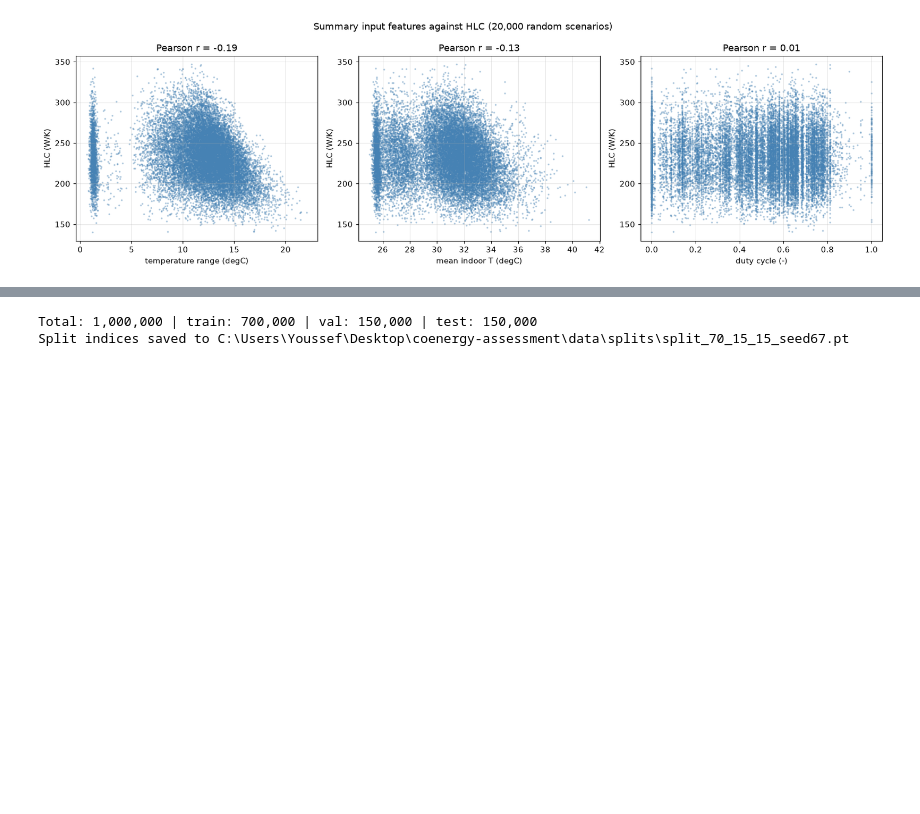
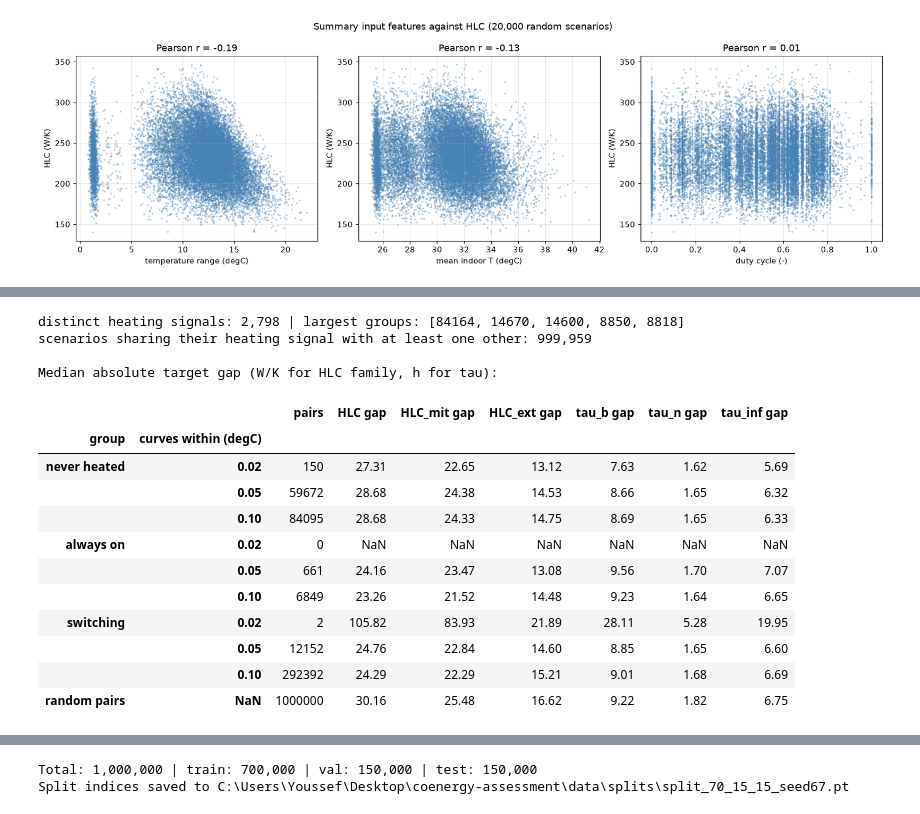
Before and after one commit to BigB021/coenergy-assessment, a Jupyter notebook: notebooks/1_eda_clean.ipynb, the cells around one changed output, grey strips where cells are left out. Saved outputs shown, nothing was run; the diff lists cells and outputs as text; code cells hidden in the pictures; blank space fills up the shorter version.

```diff
--- a/notebooks/1_eda_clean.ipynb
+++ b/notebooks/1_eda_clean.ipynb
@@ -366,0 +390,71 @@ plt.show()
+# %%
+device = torch.device('cuda' if torch.cuda.is_available() else 'cpu')
+
+# 1. Group scenarios by identical on/off heating pattern
+keys = np.packbits((excitation > 0).numpy(), axis=1)  # 480 bits -> 60 bytes per scenario
+_, group_id, group_size = np.unique(keys, axis=0, return_inverse=True, return_counts=True)
+group_id = group_id.reshape(-1)
+print(f'distinct heating signals: {len(group_size):,} | largest groups: {sorted(group_size.tolist(), reverse=True)[:5]}')
+print(f'scenarios sharing their heating signal with at least one other: {(group_size[group_id] >= 2).sum():,}')
+
+# 2. Nearest neighbour by temperature curve inside each group (self excluded by index)
+nn_idx = torch.full((N,), -1, dtype=torch.long)
+nn_dist = torch.full((N,), float('inf'))
+order = np.argsort(group_id, kind='stable')
+bounds = np.cumsum(group_size)[:-1]
+for members in np.split(order, bounds):
+    if len(members) < 2:
+        continue
+    members = torch.from_numpy(members)
+    G = temperature[members].to(device)
+    for start in range(0, len(members), 2048):
+        q = G[start:start + 2048]
+        rows = torch.arange(len(q), device=device)
+        dist = torch.cdist(q, G)
+        dist[rows, rows + start] = float('inf')                          # exclude the scenario itself
+        cand = dist.topk(min(5, len(members) - 1), largest=False).indices  # 5 Euclidean candidates
+        maxabs = (q.unsqueeze(1) - G[cand]).abs().amax(dim=2)              # max abs difference, degC
+        best = maxabs.argmin(dim=1)
+        sl = members[start:start + len(q)]
+        nn_idx[sl] = members[cand[rows, best].cpu()]
+        nn_dist[sl] = maxabs[rows, best].cpu()
+    del G
+
+# 3. Target gaps: nearest neighbours vs random pairs
+has_nn = nn_idx >= 0
+gap_nn = (targets[has_nn] - targets[nn_idx[has_nn]]).abs()
+gap_random = (targets - targets[torch.randperm(N, generator=torch.Generator().manual_seed(SEED))]).abs()
+
+kind = np.select([(excitation == 0).all(dim=1).numpy(), (excitation == 7000).all(dim=1).numpy()],
+                 ['never heated', 'always on'], default='switching')[has_nn.numpy()]
+d = nn_dist[has_nn]
+rows = []
+for name in ['never heated', 'always on', 'switching']:
+    m = torch.from_numpy(kind == name)
+    for thr in [0.02, 0.05, 0.10]:
+        mm = m & (d <= thr)
+        med = gap_nn[mm].median(dim=0).values if mm.any() else torch.full((6,), float('nan'))
+        rows.append({'group': name, 'curves within (degC)': thr, 'pairs': int(mm.sum()),
+                     **{f'{l} gap': v for l, v in zip(target_labels, med.tolist())}})
+rows.append({'group': 'random pairs', 'curves within (degC)': np.nan, 'pairs': N,
+             **{f'{l} gap': v for l, v in zip(target_labels, gap_random.median(dim=0).values.tolist())}})
+ceiling = pd.DataFrame(rows).set_index(['group', 'curves within (degC)'])
+print('\nMedian absolute target gap (W/K for HLC family, h for tau):')
+ceiling.round(2)
+# %% [output]
+distinct heating signals: 2,798 | largest groups: [84164, 14670, 14600, 8850, 8818]
+scenarios sharing their heating signal with at least one other: 999,959
+
+Median absolute target gap (W/K for HLC family, h for tau):
+|  |  | pairs | HLC gap | HLC_mit gap | HLC_ext gap | tau_b gap | tau_n gap | tau_inf gap |
+| group | curves within (degC) |  |  |  |  |  |  |  |
+| never heated | 0.02 | 150 | 27.31 | 22.65 | 13.12 | 7.63 | 1.62 | 5.69 |
+|  | 0.05 | 59672 | 28.68 | 24.38 | 14.53 | 8.66 | 1.65 | 6.32 |
+|  | 0.10 | 84095 | 28.68 | 24.33 | 14.75 | 8.69 | 1.65 | 6.33 |
+| always on | 0.02 | 0 | NaN | NaN | NaN | NaN | NaN | NaN |
+|  | 0.05 | 661 | 24.16 | 23.47 | 13.08 | 9.56 | 1.70 | 7.07 |
+|  | 0.10 | 6849 | 23.26 | 21.52 | 14.48 | 9.23 | 1.64 | 6.65 |
+| switching | 0.02 | 2 | 105.82 | 83.93 | 21.89 | 28.11 | 5.28 | 19.95 |
+|  | 0.05 | 12152 | 24.76 | 22.84 | 14.60 | 8.85 | 1.65 | 6.60 |
+|  | 0.10 | 292392 | 24.29 | 22.29 | 15.21 | 9.01 | 1.68 | 6.69 |
+| random pairs | NaN | 1000000 | 30.16 | 25.48 | 16.62 | 9.22 | 1.82 | 6.75 |
```
Also changed, not shown: parts of 17 cells of this notebook, 10 other files.
